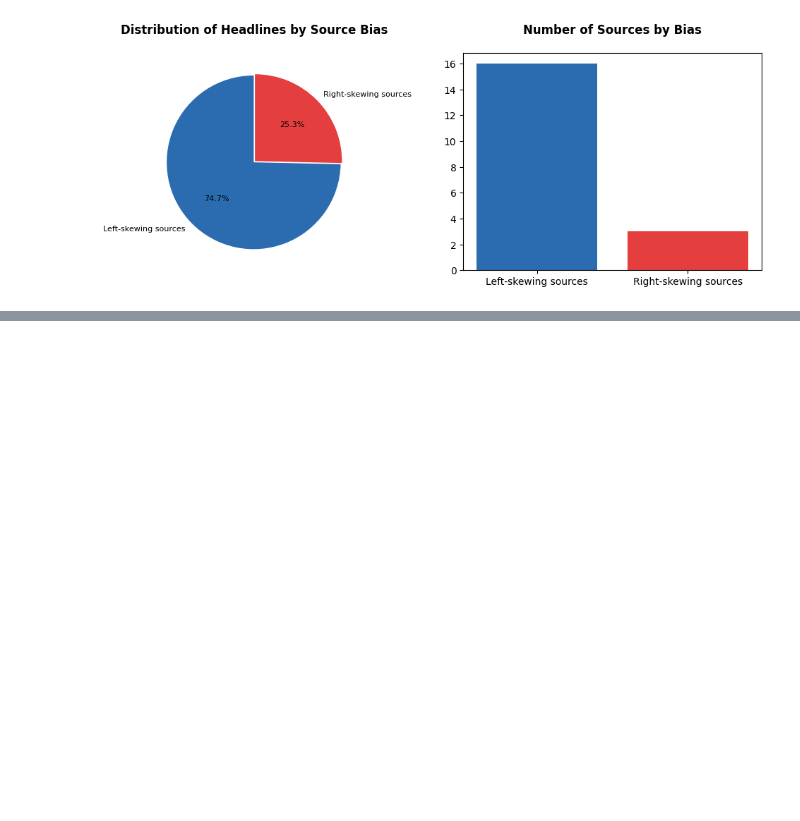
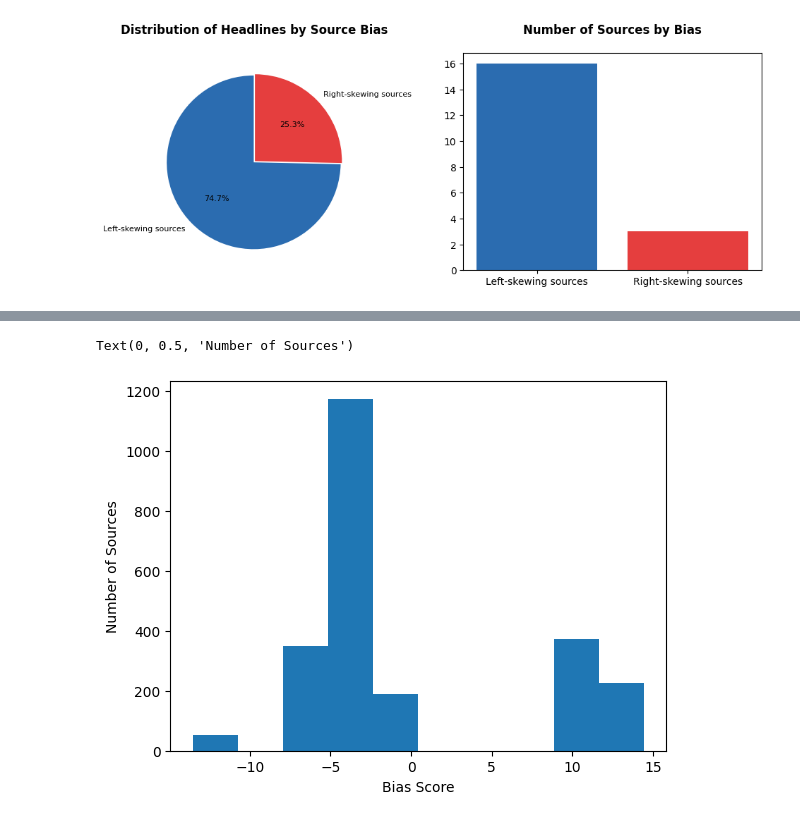
Before and after one commit to Joshua-Byrd/HeadlineAnalysis, a Jupyter notebook: notebooks/headline_analysis.ipynb, the cells around one changed output, grey strips where cells are left out. Cells and saved outputs as stored; diff of their text form; code cells hidden in the pictures; blank space fills up the shorter version.

```diff
--- a/notebooks/headline_analysis.ipynb
+++ b/notebooks/headline_analysis.ipynb
@@ -149,0 +148,7 @@ Looking at the charts above, the source distribution is clearly less than ideal.
+# %%
+plt.hist(df["bias"], bins=10)
+plt.xlabel("Bias Score")
+plt.ylabel("Number of Sources")
+# %% [output]
+Text(0, 0.5, 'Number of Sources')
+[figure, added]
```
Also changed, not shown: parts of 7 cells of this notebook.
